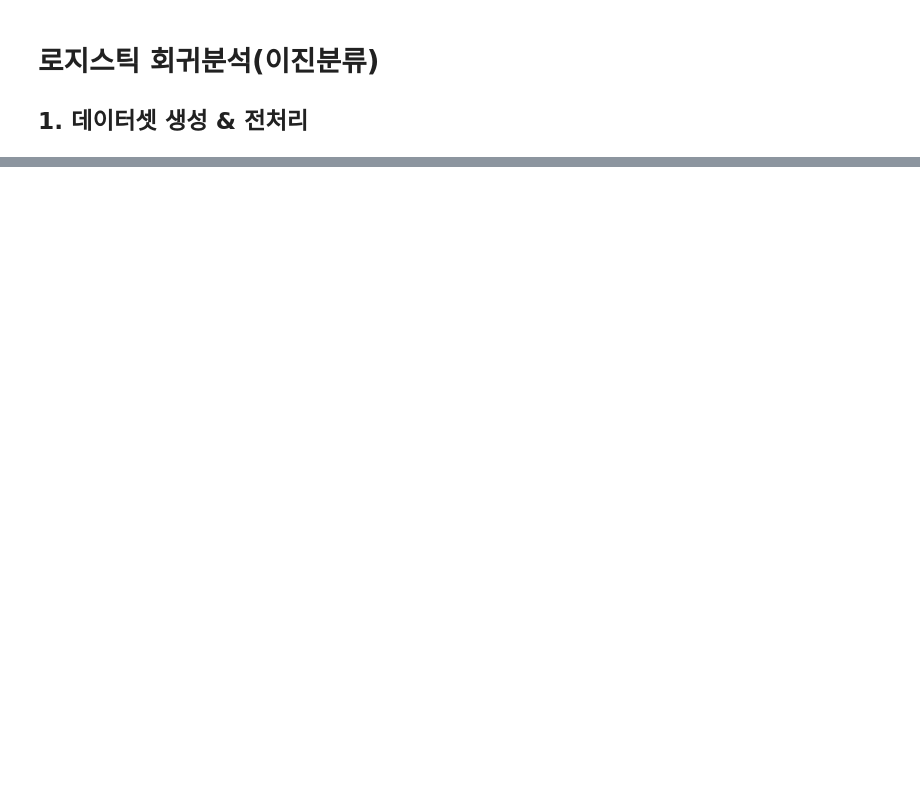
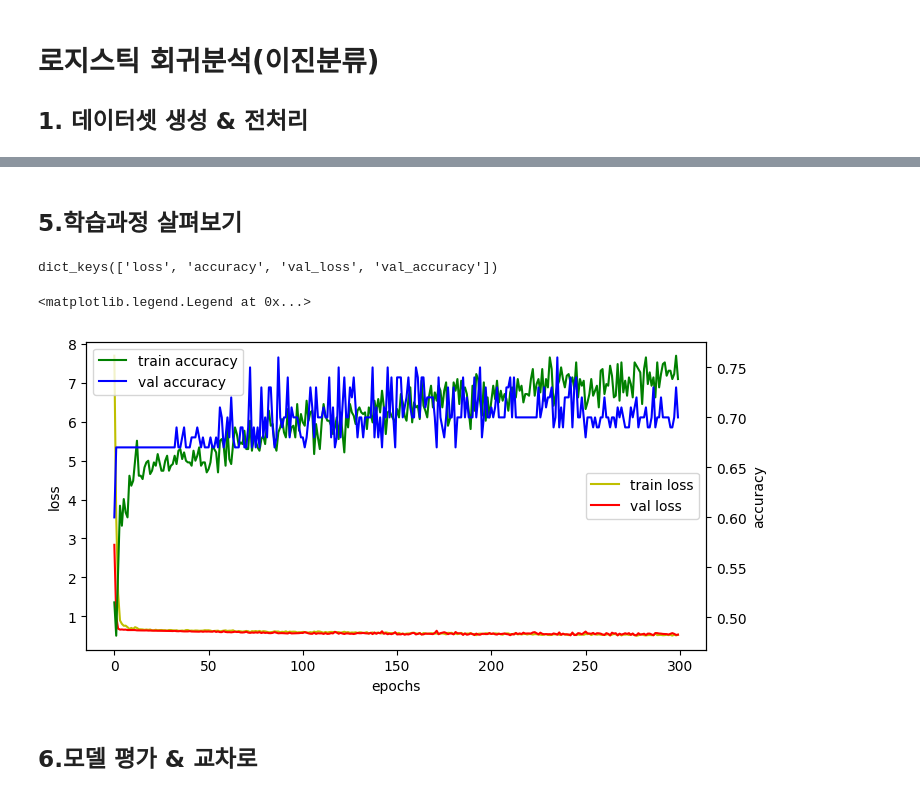
Before and after one commit to yoosim/ai_x, a Jupyter notebook: source/05_DeepLearning/06_피마인디언_당뇨병발병예측(로지스틱회귀분석 = 이진분류, 일반분류분석).ipynb, the cells around one changed output, grey strips where cells are left out. Drawn from its saved outputs; the diff is of its cells as text; code cells hidden in the pictures; blank space fills up the shorter version.

```diff
--- a/source/05_DeepLearning/06_피마인디언_당뇨병발병예측(로지스틱회귀분석 = 이진분류, 일반분류분석).ipynb
+++ b/source/05_DeepLearning/06_피마인디언_당뇨병발병예측(로지스틱회귀분석 = 이진분류, 일반분류분석).ipynb
@@ -82,0 +199,5 @@ X_train.shape , y_train.shape, X_test.shape, y_test.shape
+# %%
+dataset = np.loadtxt('data/pima-indians-diabetes.csv',
+                     encoding='utf-8',
+                     delimiter=',')
+dataset.shape
@@ -82,0 +246,17 @@ X_train.shape , y_train.shape, X_test.shape, y_test.shape
+# %%
+from tensorflow.keras.layers import Dropout
+# 원래 있는 파라미터중에 랜덤으로 제거
+
+# 모델 구성
+model = Sequential() # 모델객체 생성
+model.add(Input(shape=(8,)))
+model.add(Dense(units=32, activation='relu')) # 딥러닝 DNN
+model.add(Dropout(0.2)) # 과적합을 해결 (8*32+32=288개중에 20%)
+model.add(Dense(units=64, activation='relu'))
+model.add(Dropout(0.1)) # 과적합을 해결 (32*64+64=2112개중에 10%)
+model.add(Dense(units=16, activation='relu'))
+model.add(Dropout(0.2)) # 과적합을 해결 (64*16+16=1040개중에 20%)
+model.add(Dense(units=8, activation='relu'))
+model.add(Dense(units=2, activation='softmax'))
+model.summary()
+# 8*32+32 = 288 / 32*64+64=2112 / 64*16+16=1040 / 16*8+8=136 / 8*2+2=18
@@ -82,0 +283,4 @@ X_train.shape , y_train.shape, X_test.shape, y_test.shape
+# %%
+model.compile(loss='categorical_crossentropy',
+              optimizer='nadam',
+              metrics=['accuracy'])
@@ -82,0 +289,6 @@ X_train.shape , y_train.shape, X_test.shape, y_test.shape
+# %%
+%%time
+hist = model.fit(X_train,Y_train,
+                 epochs=300,
+                 validation_data=(X_val,Y_val),
+                 verbose=1)
@@ -82,0 +320,24 @@ X_train.shape , y_train.shape, X_test.shape, y_test.shape
+# %% [markdown]
+## 5.학습과정 살펴보기
+# %%
+hist.history.keys()
+# 'loss', 'accuracy', 'val_loss', 'val_accuracy'
+# %% [output]
+dict_keys(['loss', 'accuracy', 'val_loss', 'val_accuracy'])
+# %%
+fig, loss_ax = plt.subplots(figsize=(8,4))
+loss_ax.plot(hist.history['loss'], 'y', label='train loss')
+loss_ax.plot(hist.history['val_loss'], 'r', label='val loss')
+acc_ax = loss_ax.twinx() #loss_ax의 x축 공유
+acc_ax.plot(hist.history['accuracy'], 'g', label='train accuracy')
+acc_ax.plot(hist.history['val_accuracy'], 'b', label='val accuracy')
+loss_ax.set_xlabel('epochs')
+loss_ax.set_ylabel('loss')
+acc_ax.set_ylabel('accuracy')
+loss_ax.legend(loc='center right')
+acc_ax.legend() # bbox_to_anchor=(0.82712,0.76)
+# %% [output]
+<matplotlib.legend.Legend at 0x...>
+[figure, added]
+# %% [markdown]
+ ## 6.모델 평가 & 교차로
```
Also changed, not shown: parts of 51 cells of this notebook, 11 other files.
